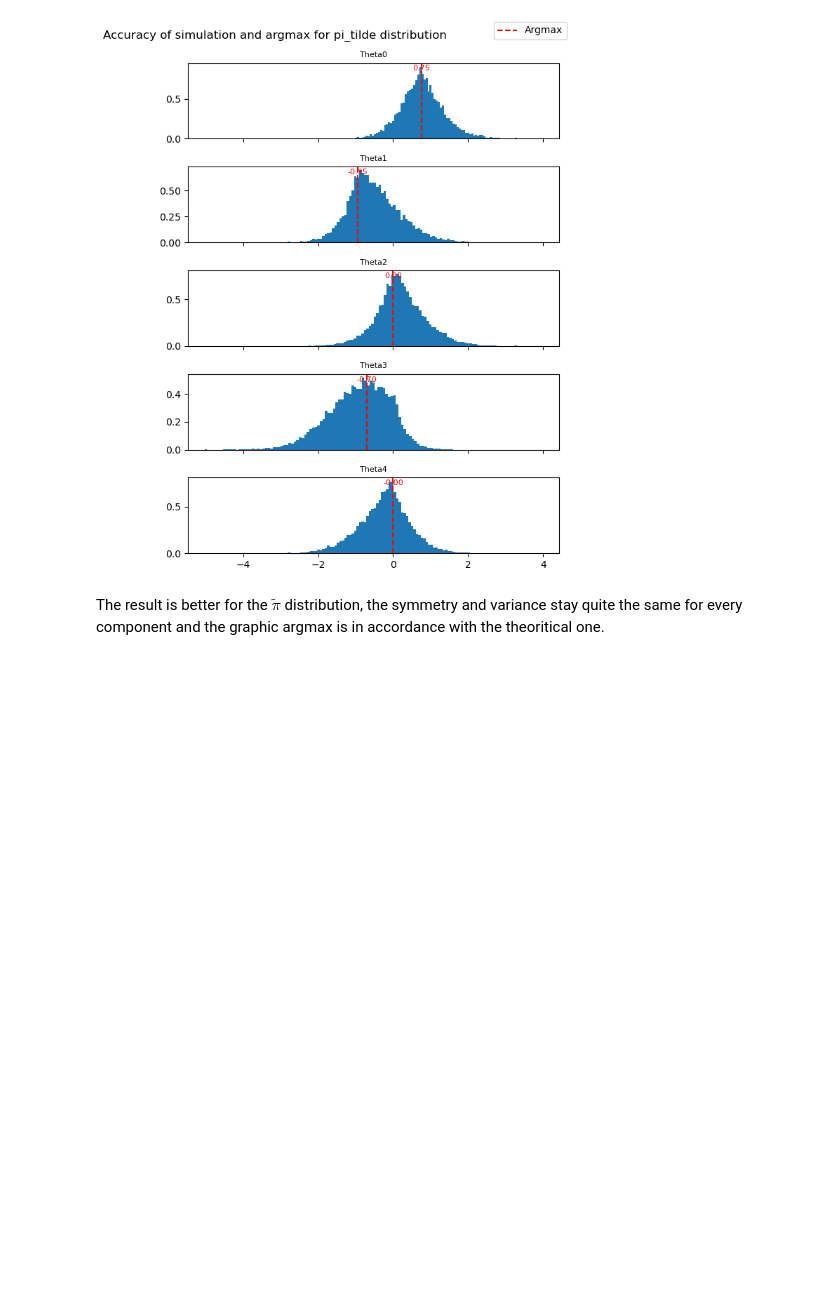
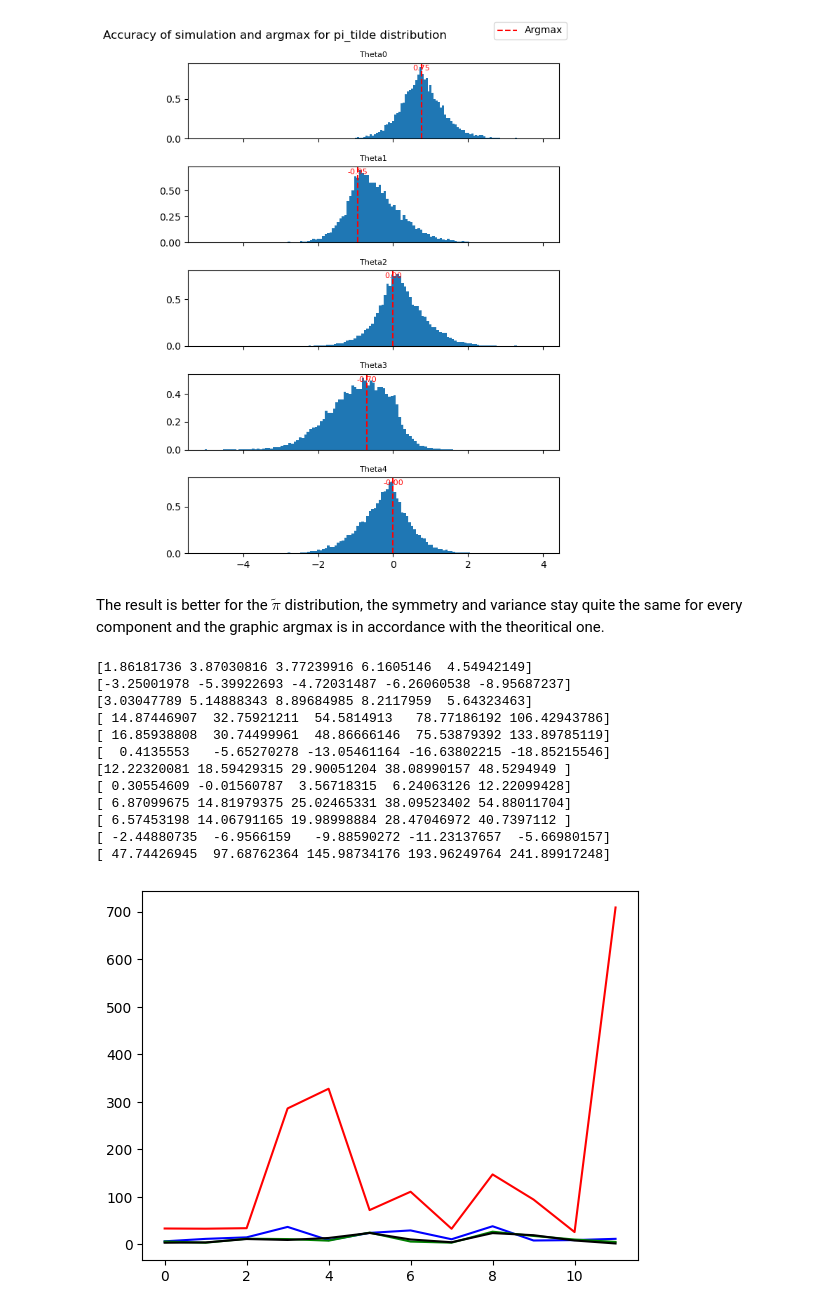
Before and after one commit to vetlerl/mcmc-epidemic, a Jupyter notebook: our_graphics.ipynb, the cells around one changed output. Cells and saved outputs as stored; diff of their text form; code cells hidden in the pictures; blank space fills up the shorter version.

```diff
--- a/our_graphics.ipynb
+++ b/our_graphics.ipynb
@@ -266,3 +266,42 @@ plt.show()
 [figure]
 # %% [markdown]
 The result is better for the $\tilde\pi$ distribution, the symmetry and variance stay quite the same for every component and the graphic argmax is in accordance with the theoritical one.
+# %%
+T = 5
+Lambdas = [0.1] + [0.5*i for i in range(1,10)] + [7.5,10]
+Y_simu=Create_DicoY(T,Lambdas)
+n_simu = len(Lambdas)
+theoretical_means = np.zeros((n_simu, T))
+errors_source = np.zeros(n_simu)
+errors_image = np.zeros(n_simu)
+errors_subdiff_source = np.zeros(n_simu)
+errors_subdiff_image = np.zeros(n_simu)
+
+for i in range(n_simu):
+    print(ComputeMeans(T, 1, Y_simu[Lambdas[i]])[0])
+    theoretical_means[i,:] = ComputeMeans(T, 1, Y_simu[Lambdas[i]])[0]
+    errors_source[i] = sum(abs(MetropolisHastingsFast(T, 1, Y_simu[Lambdas[i]], niter=1e5, method="source")[0]-theoretical_means[i,:]))
+    errors_image[i] = sum(abs(MetropolisHastingsFast(T, 1, Y_simu[Lambdas[i]], niter=1e5, method="image")[0]-theoretical_means[i,:]))
+    errors_subdiff_source[i] = sum(abs(MetropolisHastingsFast(T, 1, Y_simu[Lambdas[i]], niter=1e5, method="subdiff_source")[0]-theoretical_means[i,:]))
+    errors_subdiff_image[i] = sum(abs(MetropolisHastingsFast(T, 1, Y_simu[Lambdas[i]], niter=1e5, method="subdiff_image")[0]-theoretical_means[i,:]))
+
+plt.figure()
+plt.plot(errors_source, color = "blue")
+plt.plot(errors_image, color = "green")
+plt.plot(errors_subdiff_source, color = "red")
+plt.plot(errors_subdiff_image, color = "black")
+plt.show()
+# %% [output]
+[1.86181736 3.87030816 3.77239916 6.1605146  4.54942149]
+[-3.25001978 -5.39922693 -4.72031487 -6.26060538 -8.95687237]
+[3.03047789 5.14888343 8.89684985 8.2117959  5.64323463]
+[ 14.87446907  32.75921211  54.5814913   78.77186192 106.42943786]
+[ 16.85938808  30.74499961  48.86666146  75.53879392 133.89785119]
+[  0.4135553   -5.65270278 -13.05461164 -16.63802215 -18.85215546]
+[12.22320081 18.59429315 29.90051204 38.08990157 48.5294949 ]
+[ 0.30554609 -0.01560787  3.56718315  6.24063126 12.22099428]
+[ 6.87099675 14.81979375 25.02465331 38.09523402 54.88011704]
+[ 6.57453198 14.06791165 19.98998884 28.47046972 40.7397112 ]
+[ -2.44880735  -6.9566159   -9.88590272 -11.23137657  -5.66980157]
+[ 47.74426945  97.68762364 145.98734176 193.96249764 241.89917248]
+[figure, added]
```
Also changed, not shown: parts of 1 cell of this notebook, 1 other file.
